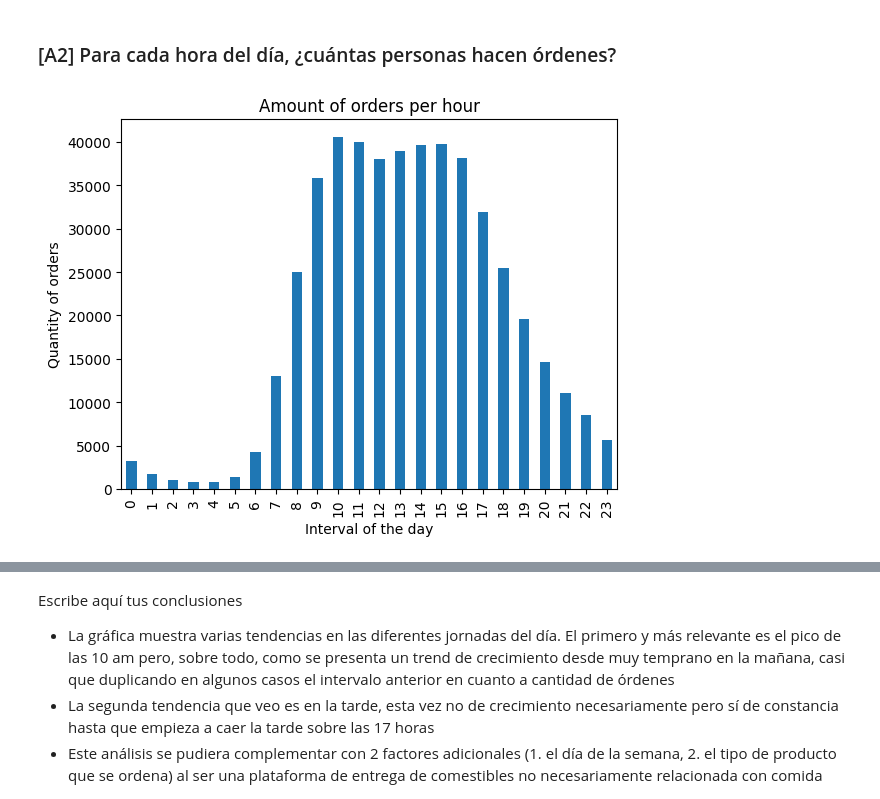
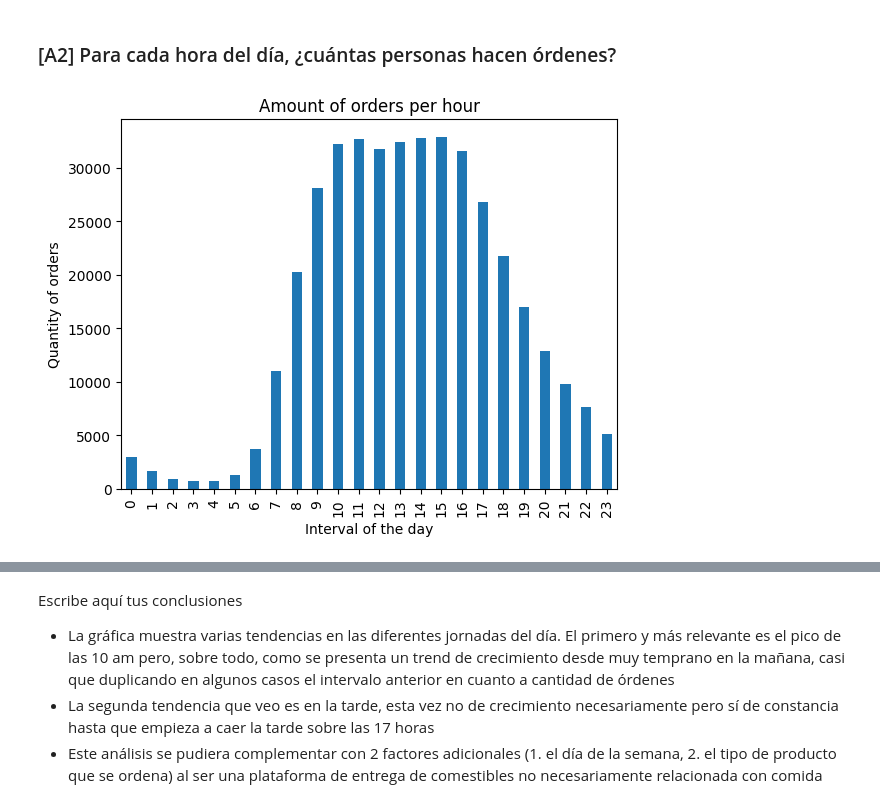
Before and after one commit to carloscarranza2486/tripleten-data-science, a Jupyter notebook: sprint-04-data-wrangling2.0/final_project/notebook.ipynb, the cells around one changed output, grey strips where cells are left out. Cells and saved outputs as stored; diff of their text form; code cells hidden in the pictures.

```diff
--- a/sprint-04-data-wrangling2.0/final_project/notebook.ipynb
+++ b/sprint-04-data-wrangling2.0/final_project/notebook.ipynb
@@ -264,8 +322,6 @@ print(duplicadas)
 2. Luego mostramos los duplicados solo con el método duplicated() y un print
 3. Revisamos los datos con detenimiento para encontrar patrones
 4. Se determina que los registros son duplicados exactos, así que se eliminarán con el método drop_duplicates
-# %%
-inst_orders_df = inst_orders_df.drop_duplicates()
 # %%
 # Basándote en tus hallazgos,
 # Verifica todos los pedidos que se hicieron el miércoles a las 2:00 a.m.
@@ -625,11 +747,11 @@ Escribe aquí tus conclusiones
 # %%
 
 
-orders_per_hour = inst_orders_df.groupby("order_hour_of_day")["order_hour_of_day"].count()
+orders_per_hour = inst_orders_df.groupby("order_hour_of_day")["user_id"].nunique() # se cambia el código para que cuente por user_id
 orders_per_hour.plot(kind="bar",
                      title="Amount of orders per hour",
                      xlabel="Interval of the day",
                      ylabel="Quantity of orders")
 plt.show()
 # %% [output]
-[figure, old version]
+[figure, new version]
```
Also changed, not shown: parts of 48 cells of this notebook.
